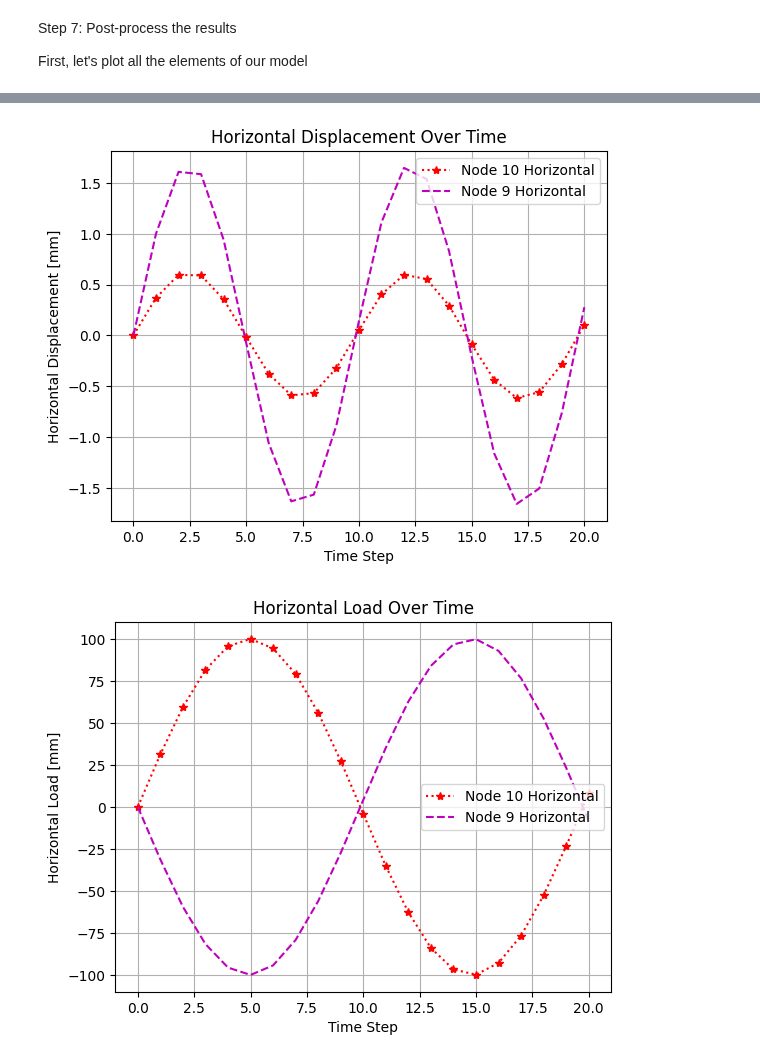
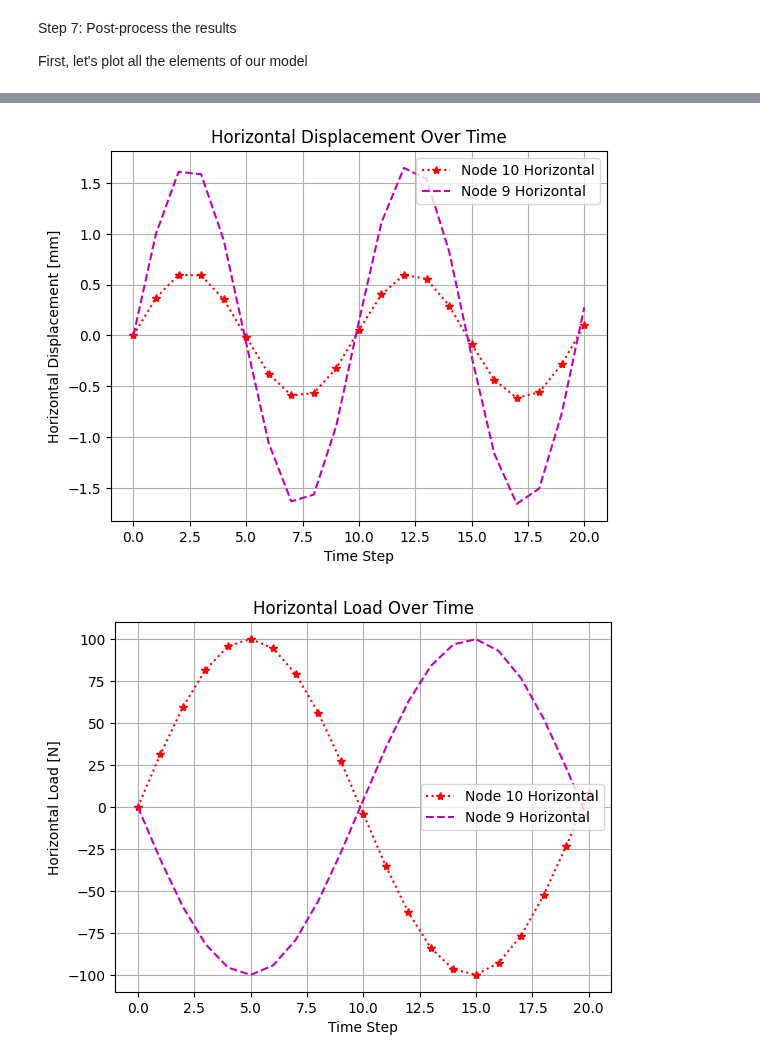
Before and after one commit to Lonthre/hybrid-test-bench, a Jupyter notebook: PT_script-2dof_hybrid_test_bench.ipynb, the cells around one changed output, grey strips where cells are left out. Saved outputs shown, nothing was run; the diff lists cells and outputs as text; code cells hidden in the pictures.

```diff
--- a/PT_script-2dof_hybrid_test_bench.ipynb
+++ b/PT_script-2dof_hybrid_test_bench.ipynb
@@ -423,7 +428,7 @@ node1_index = 10
 node2_index = 11
 node3_index = 9
 
-# Find the DOF indices for nodes 10 and 11
+# Find the DOF indices for nodes 9, 10 and 11
 dof1_horizontal = my_model.find_dofs([[node1_index, 1]]).squeeze()
 dof1_vertical = my_model.find_dofs([[node1_index, 3]]).squeeze()
 dof2_horizontal = my_model.find_dofs([[node2_index, 1]]).squeeze()
@@ -431,7 +436,7 @@ dof2_vertical = my_model.find_dofs([[node2_index, 3]]).squeeze()
 dof3_horizontal = my_model.find_dofs([[node3_index, 1]]).squeeze()
 dof3_vertical = my_model.find_dofs([[node3_index, 3]]).squeeze()
 
-# Plot Vertical Displacement vs. Vertical Force for node 10
+# Plot Vertical Displacement vs. Vertical Force for node 10 and 11
 plt.figure()
 plt.plot(u[dof1_vertical, :], l[0, :], 'b-', label='Node '+str(node1_index)+' Vertical')
 plt.plot(u[dof2_vertical, :], l[0, :], 'g-', label='Node '+str(node2_index)+' Vertical')
@@ -442,9 +447,9 @@ plt.legend()
 plt.grid()
 plt.show()
 
-# Plot Horizontal Displacement vs. Horizontal Force for node 10
+# Plot Horizontal Displacement vs. Horizontal Force for node 9 and 10
 plt.figure()
-plt.plot(u[dof1_horizontal, :], fhs, 'r:*', label='Node '+str(node1_index)+' Horizontal')
+plt.plot(u[dof1_horizontal, :], np.multiply(fhs,1), 'r:*', label='Node '+str(node1_index)+' Horizontal')
 plt.plot(u[dof3_horizontal, :], np.multiply(fhs,-1), 'm--', label='Node '+str(node3_index)+' Horizontal')
 plt.xlabel('Horizontal Displacement [mm]')
 plt.ylabel('Horizontal Force [N]')
@@ -453,7 +458,7 @@ plt.legend()
 plt.grid()
 plt.show()
 
-# Plot Vertical Displacement Over Time for nodes 10 and 11
+# Plot Vertical Displacement Over Time for nodes 9 and 10
 plt.figure()
 plt.plot(u[dof1_vertical, :], 'b--', label='Node '+str(node1_index)+' Vertical')
 plt.plot(u[dof3_vertical, :], 'g--', label='Node '+str(node3_index)+' Vertical')
@@ -461,34 +466,34 @@ plt.plot(np.subtract(u[dof3_vertical, :],u[dof1_vertical, :]), 'r-', label='Tota
 plt.xlabel('Time Step')
 plt.ylabel('Vertical Displacement [mm]')
 plt.title('Vertical Displacement Over Time')
 plt.legend()
 plt.grid()
 plt.show()
 
-# Plot Horizontal Displacement Over Time for nodes 10 and 11
+# Plot Horizontal Displacement Over Time for nodes 9 and 10
 plt.figure()
 plt.plot(u[dof1_horizontal, :], 'r:*', label='Node '+str(node1_index)+' Horizontal')
 plt.plot(u[dof3_horizontal, :], 'm--', label='Node '+str(node3_index)+' Horizontal')
 plt.xlabel('Time Step')
 plt.ylabel('Horizontal Displacement [mm]')
 plt.title('Horizontal Displacement Over Time')
 plt.legend()
 plt.grid()
 plt.show()
 
-# Plot Horizontal Load Over Time for nodes 10 and 11
+# Plot Horizontal Load Over Time for nodes 9 and 10
 plt.figure()
 plt.plot(fhs, 'r:*', label='Node '+str(node1_index)+' Horizontal')
 plt.plot(np.multiply(fhs,-1), 'm--', label='Node '+str(node3_index)+' Horizontal')
 plt.xlabel('Time Step')
-plt.ylabel('Horizontal Load [mm]')
+plt.ylabel('Horizontal Load [N]')
 plt.title('Horizontal Load Over Time')
 plt.legend()
 plt.grid()
 plt.show()
 # %% [output]
 [figure]
 [figure]
 [figure]
 [figure]
-[figure, old version]
+[figure, new version]
```
Also changed, not shown: parts of 2 cells of this notebook.
